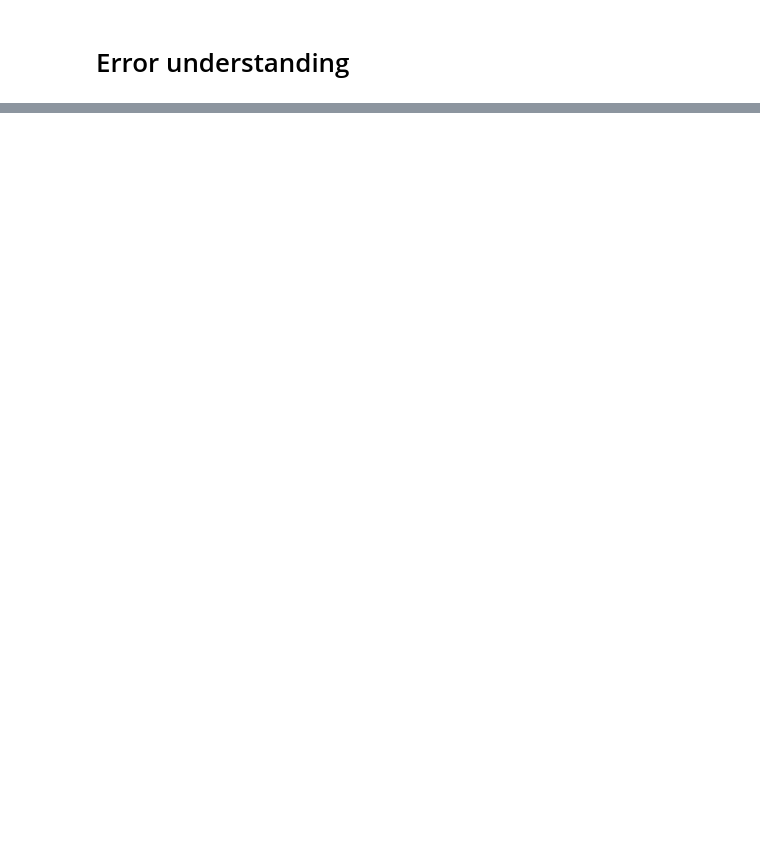
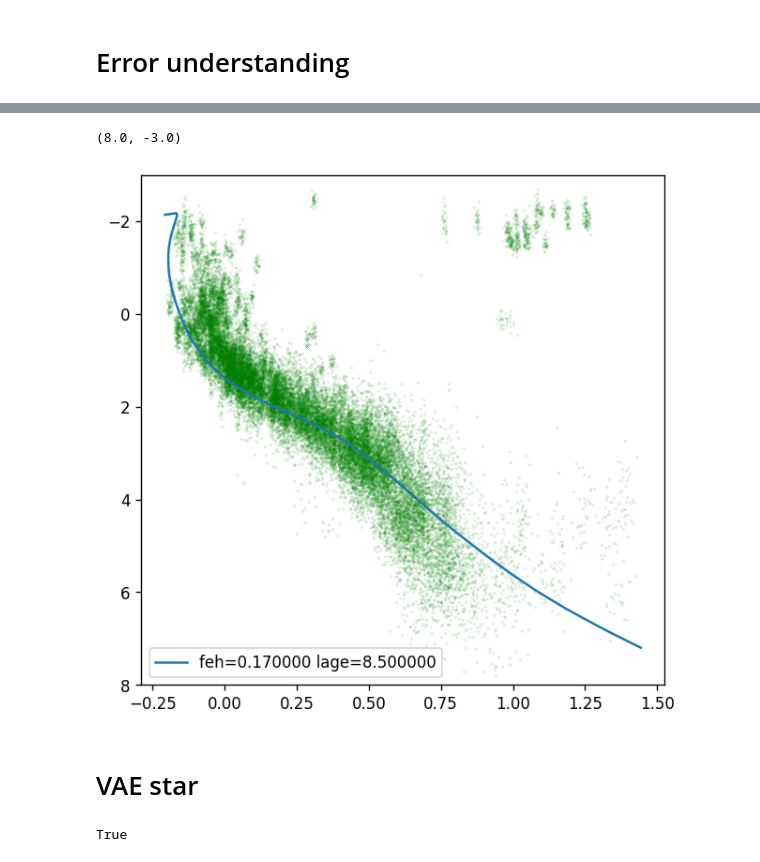
Before and after one commit to ocallam6/VaeStar, a Jupyter notebook: data_prep.ipynb, the cells around one changed output, grey strips where cells are left out. Cells and saved outputs as stored; diff of their text form; code cells hidden in the pictures; blank space fills up the shorter version.

```diff
--- a/data_prep.ipynb
+++ b/data_prep.ipynb
@@ -167,3 +181,13 @@ import minimint
 # %%
 filters = ["Gaia_G_EDR3", "Gaia_BP_EDR3", 'Gaia_RP_EDR3']
 ii = minimint.Interpolator(filters)
+# %%
+# Compute the isochrones
+massgrid = 10*np.linspace(np.log10(0.1),np.log10(10), 1000)
+logagegrid = [8.5,8.0,7.0]
+fehgrid = [0.17,-1,-0.5]
+dfs=[]
+for feh in fehgrid:
+    for lage in logagegrid:
+        iso = pd.DataFrame(ii(massgrid, lage, feh))
+        dfs.append(iso[iso['phase']==0])
@@ -170,15 +198,10 @@ ii = minimint.Interpolator(filters)
 # %%
 # Compute the isochrones
-massgrid = 10*np.linspace(np.log10(0.1),np.log10(10), 10000)
-logagegrid = [8.5]
+massgrid = 10*np.linspace(np.log10(0.1),np.log10(10), 1000)
+logagegrid = [8.0,8.1,8.3,8.5]
 fehgrid = [0.17]
-fig = plt.figure(figsize=(16, 16), dpi=120)
+dfs=[]
 for feh in fehgrid:
     for lage in logagegrid:
-        iso = ii(massgrid, lage, feh)
-        plt.plot(iso['Gaia_BP_EDR3']-iso['Gaia_RP_EDR3'], iso['Gaia_G_EDR3'],
-                 label='feh=%.1f lage=%d' % (feh, lage))
-plt.legend()
-plt.xlabel('g-r')
-plt.ylabel('r')
-plt.ylim(20, -5)
+        iso = pd.DataFrame(ii(massgrid, lage, feh))
+        dfs.append(iso[iso['phase']==0])
@@ -187,0 +208,2 @@ plt.ylim(20, -5)
+# %%
+isochrone=dfs[0]
@@ -187,0 +226,22 @@ plt.ylim(20, -5)
+# %%
+fig = plt.figure(figsize=(6, 6), dpi=120)
+
+plt.plot(isochrone['Gaia_BP_EDR3']-isochrone['Gaia_RP_EDR3'], isochrone['Gaia_G_EDR3'],
+                 label='feh=%f lage=%f' % (feh, lage))
+plt.scatter(resampled_x['bp_rp']-0.65,resampled_x['G']-1.1,color='g',s=0.01)
+plt.legend()
+
+plt.ylim(8, -3)
+# %% [output]
+(8.0, -3.0)
+[figure, added]
+# %% [markdown]
+# VAE star
+# %%
+import torch
+import torch.nn as nn
+device='mps'
+
+torch.backends.mps.is_available()
+# %% [output]
+True
```
Also changed, not shown: parts of 13 cells of this notebook.
